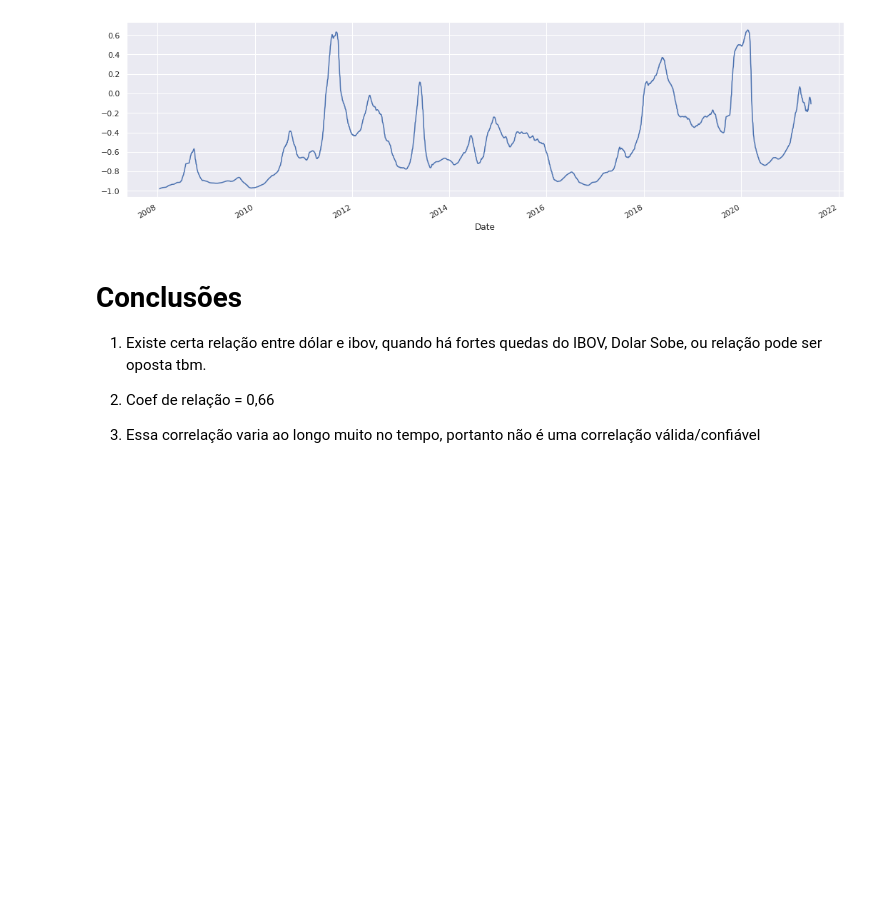
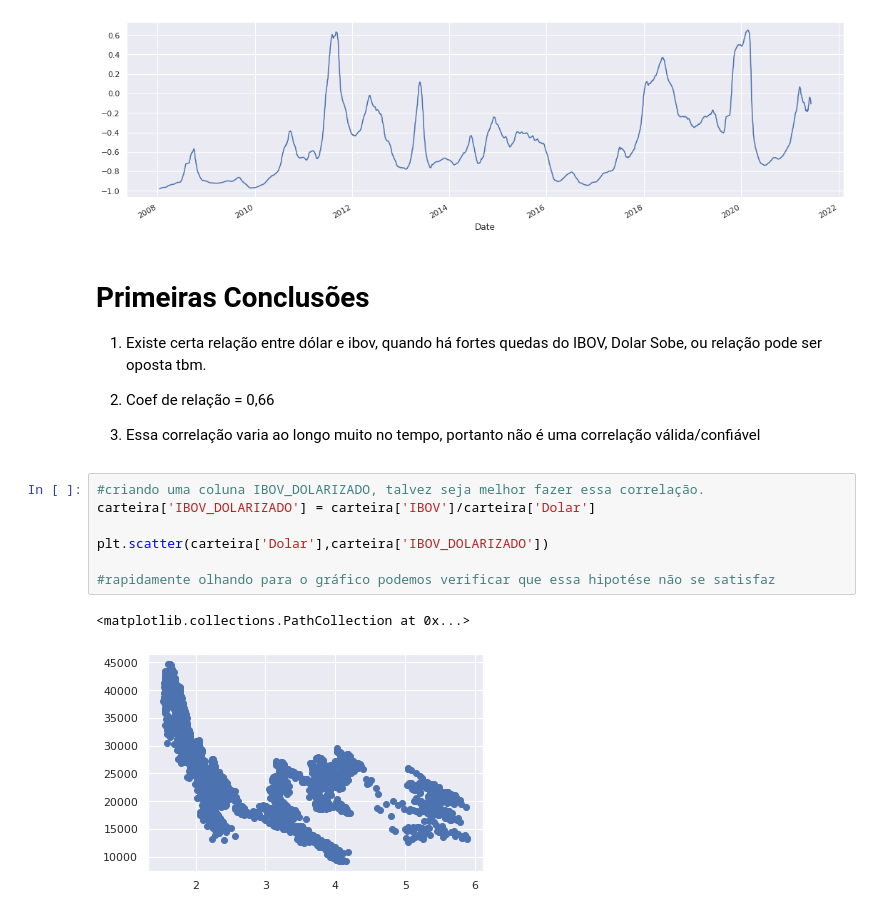
Before and after one commit to Gabriel-Rangel/Data-Finance, a Jupyter notebook: estudos_correlacao_DOLxIBOV.ipynb, the cells around one changed output. Drawn from its saved outputs; the diff is of its cells as text; blank space fills up the shorter version.

Commit message:
Analisando correlação entre dois parâmetros (Ibov e Dolar)

```diff
--- a/estudos_correlacao_DOLxIBOV.ipynb
+++ b/estudos_correlacao_DOLxIBOV.ipynb
@@ -56,7 +56,7 @@ carteira['Dolar'].rolling(252).corr(carteira['IBOV']).plot(figsize=(18,5))
 <matplotlib.axes._subplots.AxesSubplot at 0x...>
 [figure]
 # %% [markdown]
-# **Conclusões**
+# **Primeiras Conclusões**
 
 
 1. Existe certa relação entre dólar e ibov, quando há fortes quedas do IBOV, Dolar Sobe, ou relação pode ser oposta tbm.
@@ -64,3 +64,13 @@ carteira['Dolar'].rolling(252).corr(carteira['IBOV']).plot(figsize=(18,5))
 2. Coef de relação = 0,66
 
 3. Essa correlação varia ao longo muito no tempo, portanto não é uma correlação válida/confiável
+# %%
+#criando uma coluna IBOV_DOLARIZADO, talvez seja melhor fazer essa correlação.
+carteira['IBOV_DOLARIZADO'] = carteira['IBOV']/carteira['Dolar']
+
+plt.scatter(carteira['Dolar'],carteira['IBOV_DOLARIZADO'])
+
+#rapidamente olhando para o gráfico podemos verificar que essa hipotése não se satisfaz
+# %% [output]
+<matplotlib.collections.PathCollection at 0x...>
+[figure, added]
```
